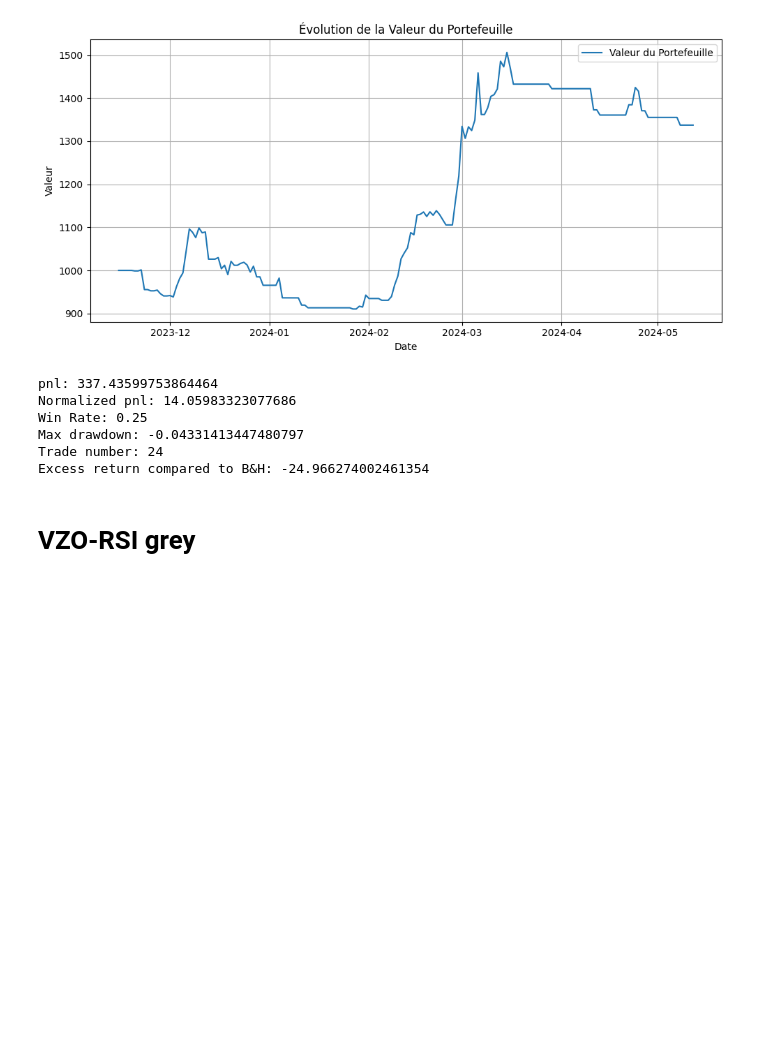
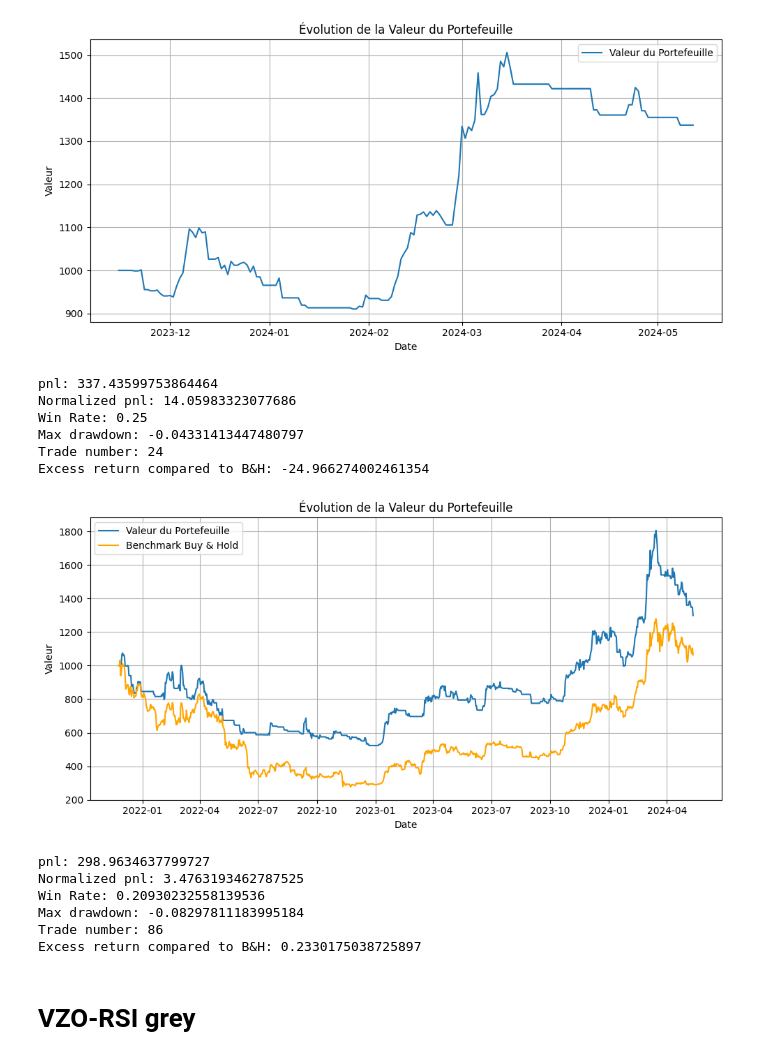
Before and after one commit to Romathonat/MTAL, a Jupyter notebook: notebooks/backtest.ipynb, the cells around one changed output. Drawn from its saved outputs; the diff is of its cells as text; code cells hidden in the pictures; blank space fills up the shorter version.

```diff
--- a/notebooks/backtest.ipynb
+++ b/notebooks/backtest.ipynb
@@ -146,6 +178,24 @@ Win Rate: 0.25
 Max drawdown: -0.04331413447480797
 Trade number: 24
 Excess return compared to B&H: -24.966274002461354
+# %%
+from src.mtal.backtesting.vzo_rsi import VZO_RSI
+from src.mtal.dataviz import display_strategy_results
+from src.mtal.data_collect import get_pair_df
+from src.mtal.data_collect import get_spot_pairs
+
+cryptos = get_spot_pairs()
+df = get_pair_df(pair="BTCUSDT", limit=900, frequency="1d")
+results = VZO_RSI(df, span=14, grey_zone_rsi=-15, grey_zone_vzo=-5).run()
+display_strategy_results(df, results)
+# %% [output]
+[figure, added]
+pnl: 298.9634637799727
+Normalized pnl: 3.4763193462787525
+Win Rate: 0.20930232558139536
+Max drawdown: -0.08297811183995184
+Trade number: 86
+Excess return compared to B&H: 0.2330175038725897
 # %% [markdown]
 # VZO-RSI grey
 # %%
```
Also changed, not shown: parts of 9 cells of this notebook, 8 other files.
